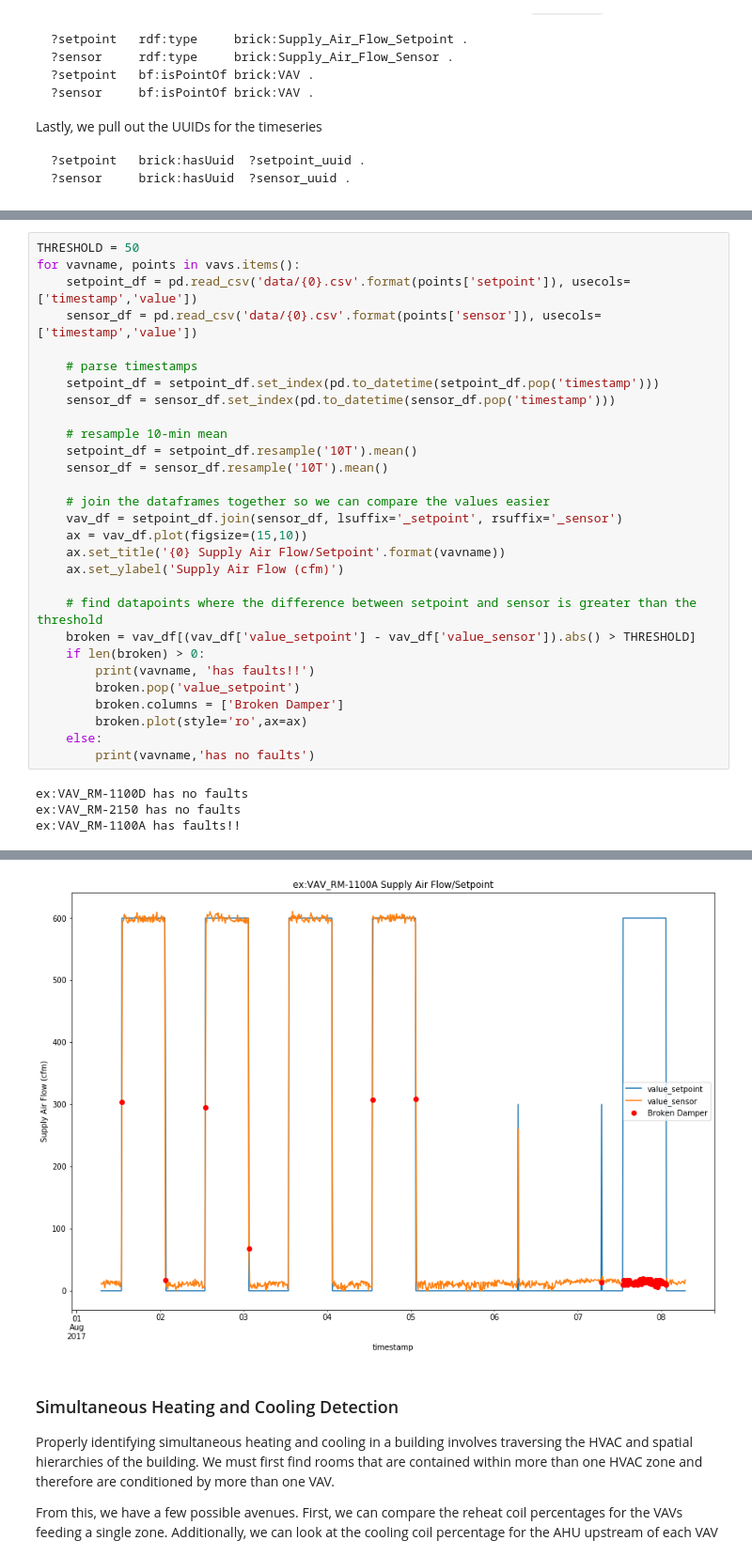
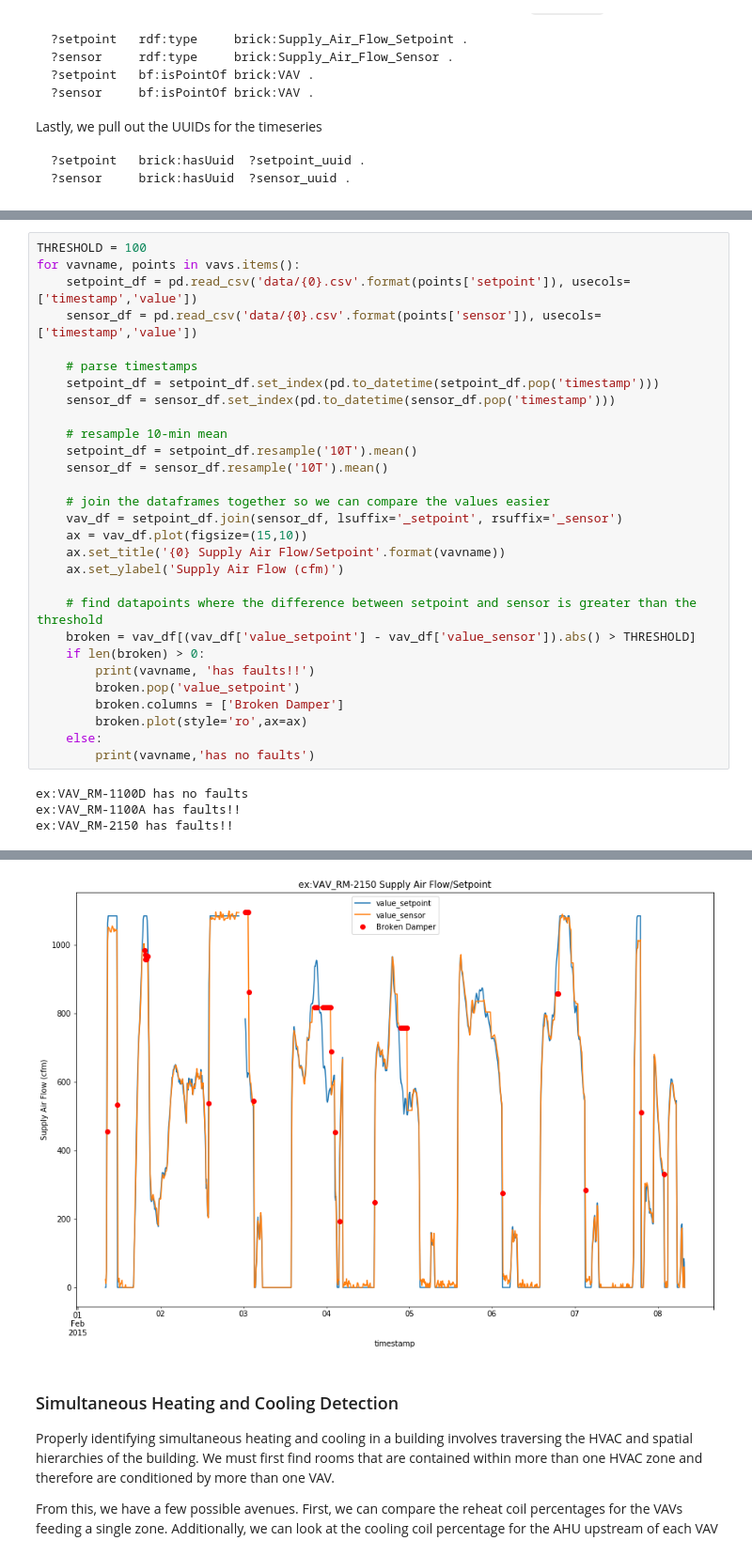
Before and after one commit to AnilSener/brick-tutorial-buildsys2017, a Jupyter notebook: Brick Queries.ipynb, the cells around one changed output, grey strips where cells are left out. Shown at 94% size. Saved outputs shown, nothing was run; the diff lists cells and outputs as text.

```diff
--- a/Brick Queries.ipynb
+++ b/Brick Queries.ipynb
@@ -232,5 +232,5 @@ print(vavs)
 # %%
-THRESHOLD = 50
+THRESHOLD = 100
 for vavname, points in vavs.items():
     setpoint_df = pd.read_csv('data/{0}.csv'.format(points['setpoint']), usecols=['timestamp','value'])
     sensor_df = pd.read_csv('data/{0}.csv'.format(points['sensor']), usecols=['timestamp','value'])
@@ -260,5 +260,5 @@ for vavname, points in vavs.items():
         print(vavname,'has no faults')
 # %% [output]
 ex:VAV_RM-1100D has no faults
-ex:VAV_RM-2150 has no faults
 ex:VAV_RM-1100A has faults!!
+ex:VAV_RM-2150 has faults!!
@@ -267,4 +267,4 @@ ex:VAV_RM-1100A has faults!!
-[figure, old version]
+[figure, new version]
 # %% [markdown]
 ### Simultaneous Heating and Cooling Detection
 
```
Also changed, not shown: parts of 10 cells of this notebook, 1 other file.
